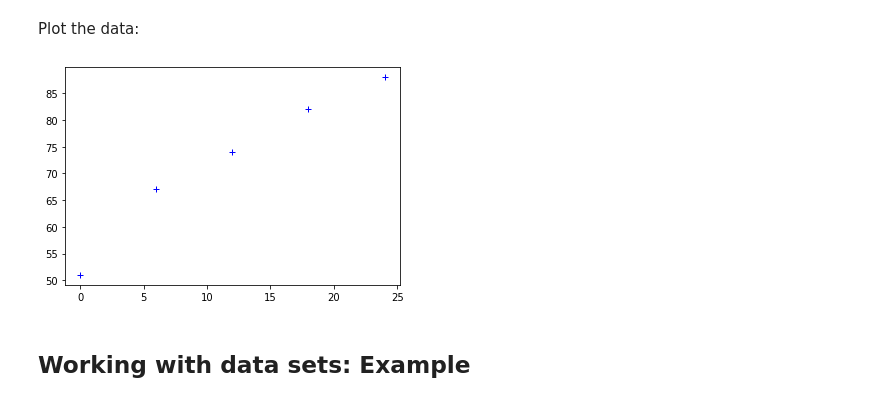
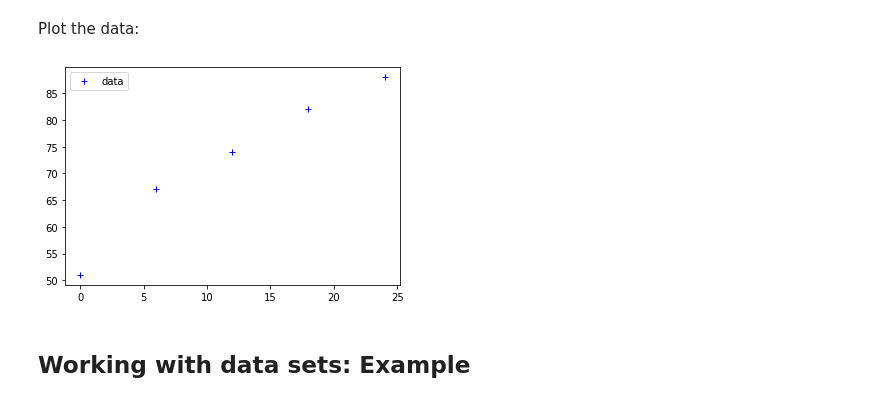
Before and after one commit to uu-sml/course-sml-public, a Jupyter notebook: lectures/pythonlecture.ipynb, the cells around one changed output. Saved outputs shown, nothing was run; the diff lists cells and outputs as text; code cells hidden in the pictures.

```diff
--- a/lectures/pythonlecture.ipynb
+++ b/lectures/pythonlecture.ipynb
@@ -411,10 +419,11 @@ Name: length, dtype: int64
 Plot the data:
 # %%
 plt.plot(infantdata['age'],infantdata['length'],
-         'b+', label="Data")
+         'b+', label="data")
+plt.legend()
 plt.show()
 # %% [output]
-[figure, old version]
+[figure, new version]
 # %% [markdown]
 ## Working with data sets: Example
 # %% [markdown]
```
Also changed, not shown: parts of 5 cells of this notebook.
